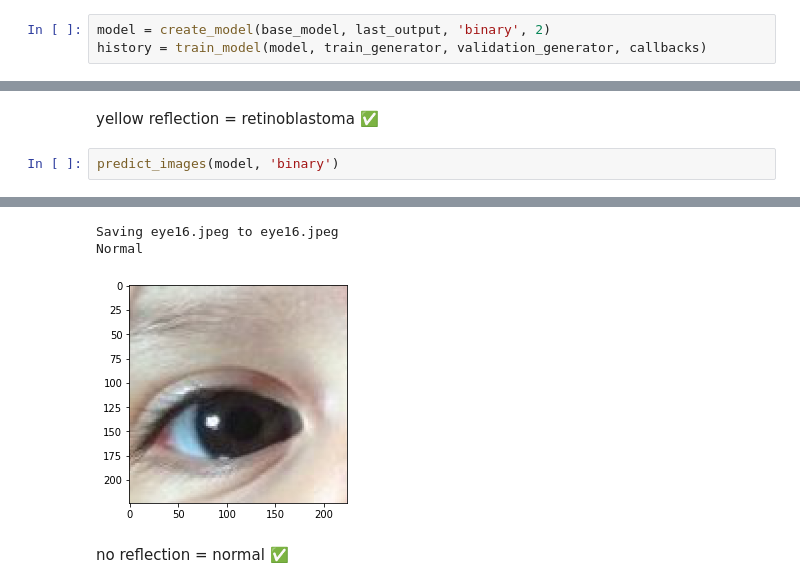
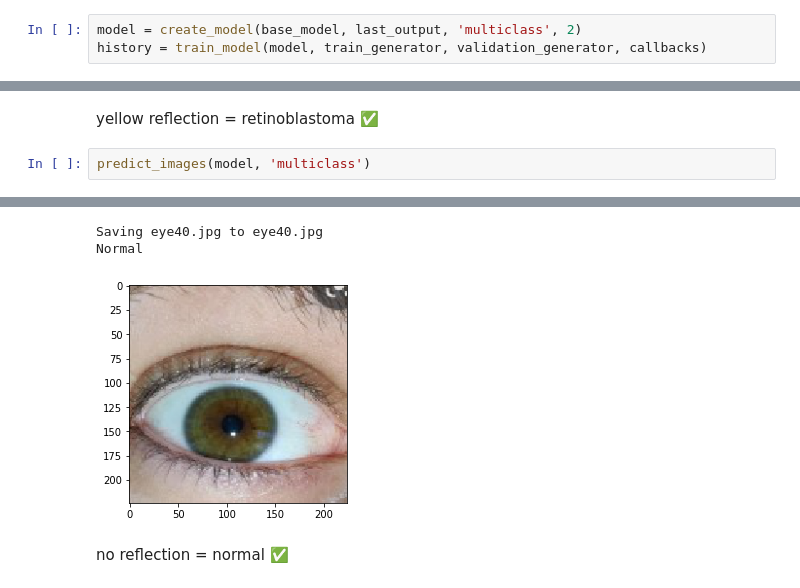
Before and after one commit to hugomuhammad/MachineLearning-ClearVis, a Jupyter notebook: Retinoblastoma_Detection.ipynb, the cells around one changed output, grey strips where cells are left out. Drawn from its saved outputs; the diff is of its cells as text.

```diff
--- a/Retinoblastoma_Detection.ipynb
+++ b/Retinoblastoma_Detection.ipynb
@@ -233,7 +229,7 @@ model.summary()'''
 # %% [markdown]
 ## Train and evaluate model
 # %%
-model = create_model(base_model, last_output, 'binary', 2)
+model = create_model(base_model, last_output, 'multiclass', 2)
 history = train_model(model, train_generator, validation_generator, callbacks)
 # %% [output]
 Epoch 1/20
@@ -372,12 +368,12 @@ Retinoblastoma
 # %% [markdown]
 yellow reflection = retinoblastoma ✅
 # %%
-predict_images(model, 'binary')
+predict_images(model, 'multiclass')
 # %% [output]
 [interactive output not drawn]
-Saving eye16.jpeg to eye16.jpeg
+Saving eye40.jpg to eye40.jpg
 Normal
-[figure, old version]
+[figure, new version]
 # %% [markdown]
 no reflection = normal ✅
 # %% [markdown]
```
Also changed, not shown: parts of 13 cells of this notebook.
